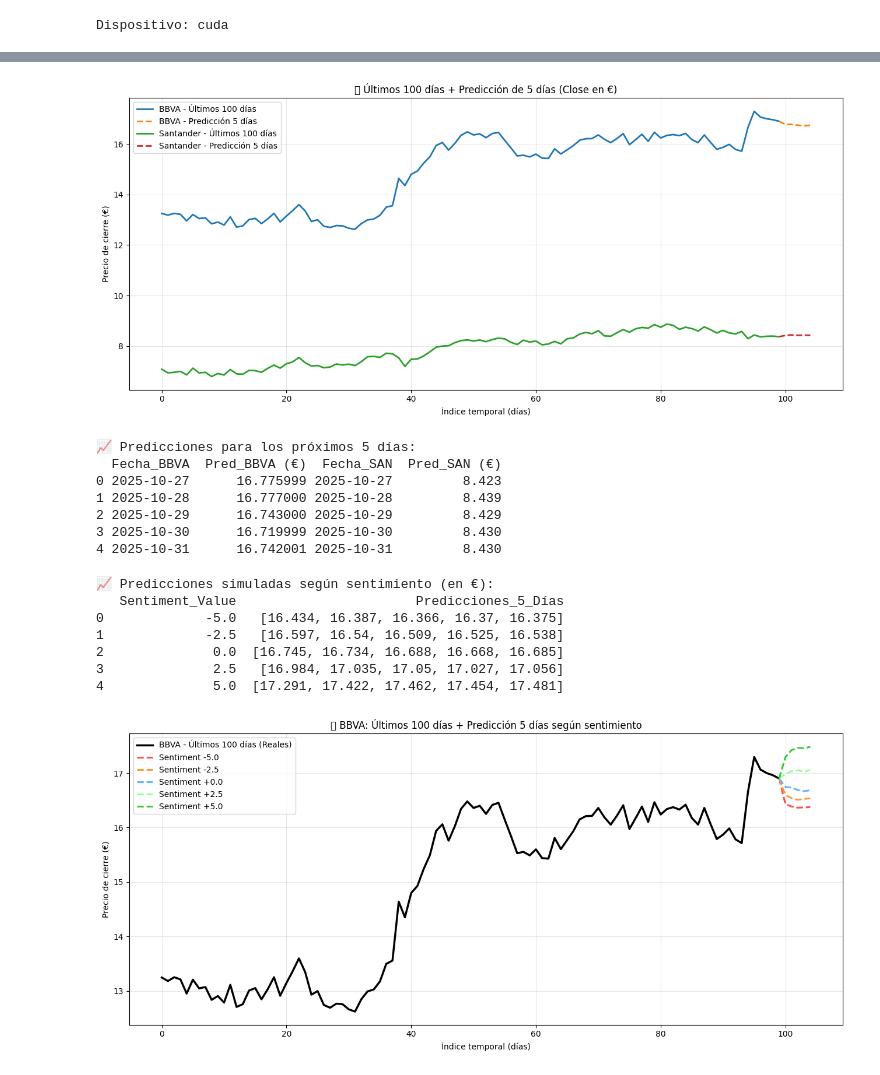
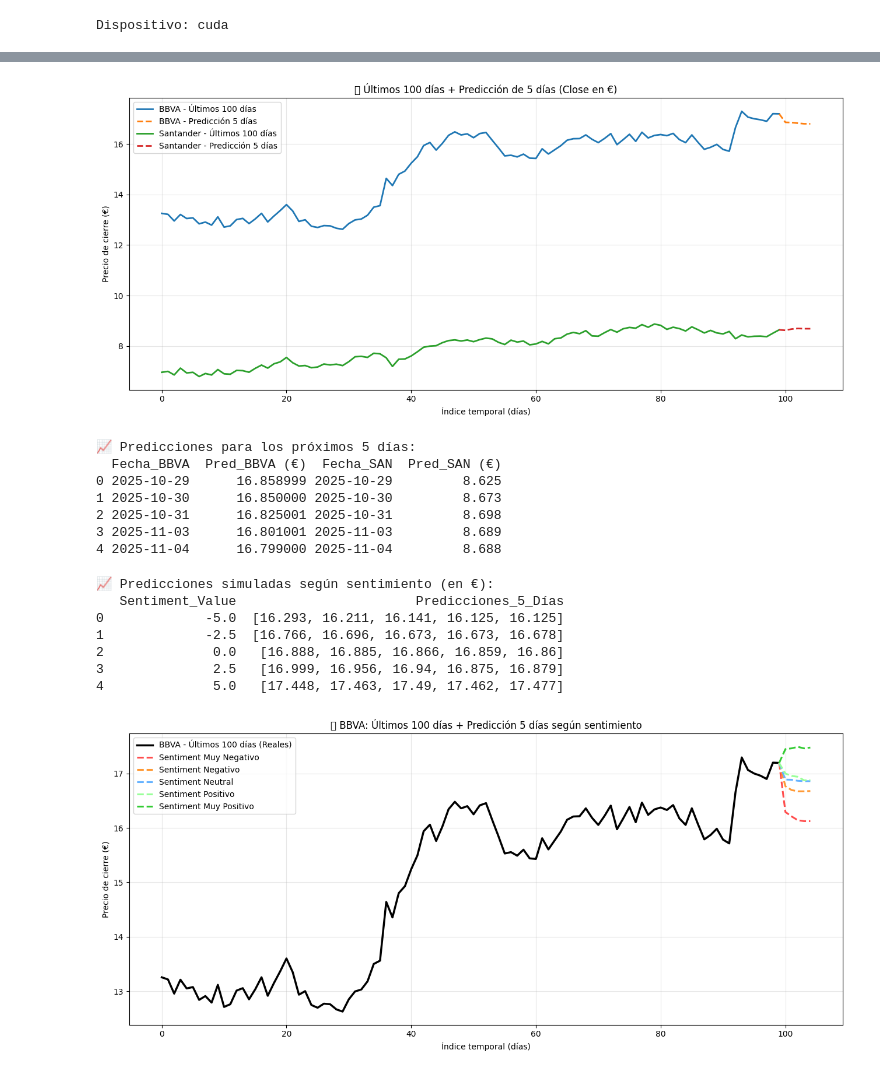
Before and after one commit to josean9/Caso02_Prediccion_BBVA_SANTANDER, a Jupyter notebook: notebooks/notebook2.ipynb, the cells around one changed output, grey strips where cells are left out. Saved outputs shown, nothing was run; the diff lists cells and outputs as text; code cells hidden in the pictures.

```diff
--- a/notebooks/notebook2.ipynb
+++ b/notebooks/notebook2.ipynb
@@ -250,6 +248,13 @@ df_san = df_san.dropna()
 df_bbva = df_bbva.dropna()
 
 print("✅ Medias móviles añadidas correctamente.")
-print(df_san[["close", "MA10", "MA30", "MA60"]].head(15))
+df_san = df_san[[
+    'close', 'high', 'low', 'open', 'volume', 'range', 'return',
+    'sma_5', 'sma_10', 'vol_rel', 'Sentiment_Numeric', 'MA30', 'MA60'
+]]
+df_bbva = df_bbva[[
+    'close', 'high', 'low', 'open', 'volume', 'range', 'return',
+    'sma_5', 'sma_10', 'vol_rel', 'Sentiment_Numeric', 'MA30', 'MA60'
+]]
 # %% [output]
 ✅ Medias móviles añadidas correctamente.
@@ -498,14 +503,14 @@ df_pred = pd.DataFrame({
 print("📈 Predicciones para los próximos 5 días:")
 print(df_pred)
 # %% [output]
-[figure, old version]
+[figure, new version]
 📈 Predicciones para los próximos 5 días:
   Fecha_BBVA  Pred_BBVA (€)  Fecha_SAN  Pred_SAN (€)
-0 2025-10-27      16.775999 2025-10-27         8.423
-1 2025-10-28      16.777000 2025-10-28         8.439
-2 2025-10-29      16.743000 2025-10-29         8.429
-3 2025-10-30      16.719999 2025-10-30         8.430
-4 2025-10-31      16.742001 2025-10-31         8.430
+0 2025-10-29      16.858999 2025-10-29         8.625
+1 2025-10-30      16.850000 2025-10-30         8.673
+2 2025-10-31      16.825001 2025-10-31         8.698
+3 2025-11-03      16.801001 2025-11-03         8.689
+4 2025-11-04      16.799000 2025-11-04         8.688
 # %%
 # ========= Bloque 5: simulación por umbrales de sentimiento =========
 sentiment_thresholds = [-5.0, -2.5, 0.0, 2.5, 5.0]
@@ -562,41 +567,42 @@ from pandas.tseries.offsets import BDay
 real_bbva_eur = df_bbva.iloc[-100:, close_idx_bbva].to_numpy(dtype=float)
 last_date_bbva = pd.to_datetime(df_bbva.index).max()
 future_dates_bbva = pd.bdate_range(start=last_date_bbva + BDay(1), periods=5)
 sentimientos = ["Muy Negativo", "Negativo", "Neutral", "Positivo", "Muy Positivo"]
 # --- 2️⃣ Colores y labels para las simulaciones ---
 colors = ["#ff4d4d", "#ff9933", "#66b3ff", "#99ff99", "#33cc33"]
-labels = [f"Sentiment {v:+.1f}" for v in sentimientos]
-
+labels = [f"Sentiment {v:+.1f}" for v in sentiment_thresholds]
+labels = [f"Sentiment {v}" for v in sentimientos]
 # --- 3️⃣ Gráfica ---
 plt.figure(figsize=(13, 6))
 
 # Parte real
 x_real = np.arange(len(real_bbva_eur))
 plt.plot(x_real, real_bbva_eur, color="black", linewidth=2.5, label="BBVA - Últimos 100 días (Reales)")
 
 # Simulaciones (cada una continúa desde el último punto real)
 for i, (val, preds) in enumerate(results):
     x_pred = np.arange(len(real_bbva_eur)-1, len(real_bbva_eur)-1 + len(preds) + 1)
     y_pred = np.concatenate([[real_bbva_eur[-1]], preds])
+    labels = [f"Sentiment {v}" for v in sentimientos]
     plt.plot(x_pred, y_pred, "--", linewidth=2.2, color=colors[i], label=labels[i])
 
 # --- 4️⃣ Formato ---
 plt.title("📊 BBVA: Últimos 100 días + Predicción 5 días según sentimiento")
 plt.xlabel("Índice temporal (días)")
 plt.ylabel("Precio de cierre (€)")
 plt.legend()
 plt.grid(True, alpha=0.3)
 plt.tight_layout()
 plt.show()
 # %% [output]
 📈 Predicciones simuladas según sentimiento (en €):
    Sentiment_Value                       Predicciones_5_Días
-0             -5.0   [16.434, 16.387, 16.366, 16.37, 16.375]
-1             -2.5   [16.597, 16.54, 16.509, 16.525, 16.538]
-2              0.0  [16.745, 16.734, 16.688, 16.668, 16.685]
-3              2.5   [16.984, 17.035, 17.05, 17.027, 17.056]
-4              5.0  [17.291, 17.422, 17.462, 17.454, 17.481]
+0             -5.0  [16.293, 16.211, 16.141, 16.125, 16.125]
+1             -2.5  [16.766, 16.696, 16.673, 16.673, 16.678]
+2              0.0   [16.888, 16.885, 16.866, 16.859, 16.86]
+3              2.5   [16.999, 16.956, 16.94, 16.875, 16.879]
+4              5.0   [17.448, 17.463, 17.49, 17.462, 17.477]
-[figure, old version]
+[figure, new version]
 # %%
 # ========= Bloque 7: tabla de posibles futuros precios según sentimiento =========
 import pandas as pd
```
Also changed, not shown: parts of 14 cells of this notebook, 2 other files.
